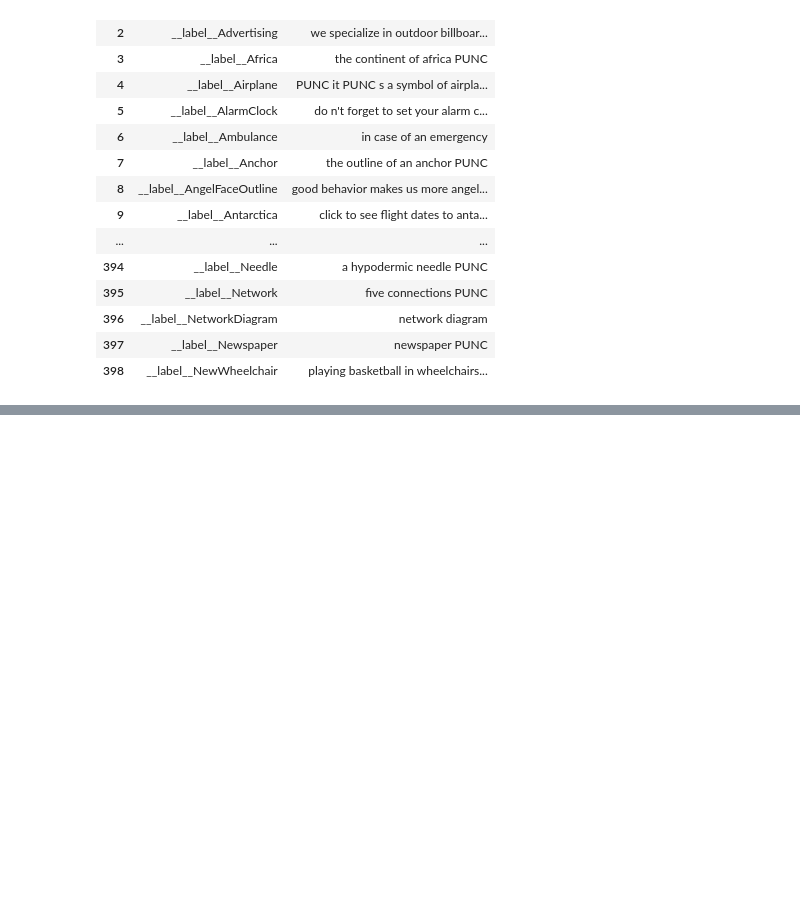
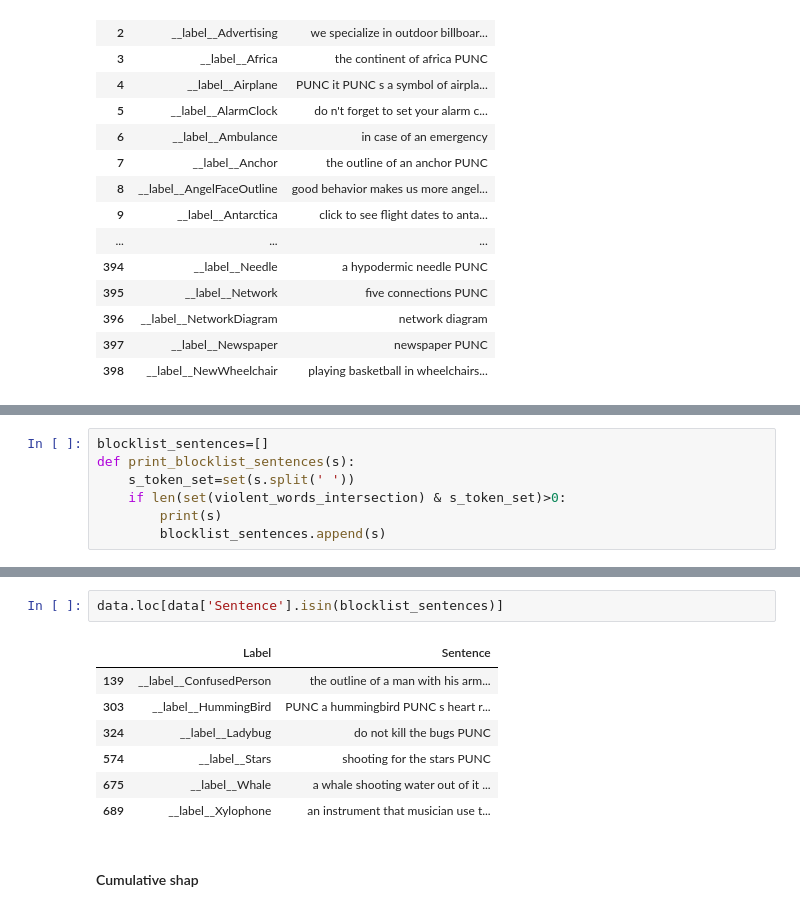
Before and after one commit to vivekchettiar/shap, a Jupyter notebook: notebooks/multiclass_explainer/Text to Icon Multiclass Demo.ipynb, the cells around one changed output, grey strips where cells are left out. Drawn from its saved outputs; the diff is of its cells as text; blank space fills up the shorter version.

```diff
--- a/notebooks/multiclass_explainer/Text to Icon Multiclass Demo.ipynb
+++ b/notebooks/multiclass_explainer/Text to Icon Multiclass Demo.ipynb
@@ -176,0 +278,7 @@ data
+# %%
+blocklist_sentences=[]
+def print_blocklist_sentences(s):
+    s_token_set=set(s.split(' '))
+    if len(set(violent_words_intersection) & s_token_set)>0:
+        print(s)
+        blocklist_sentences.append(s)
@@ -176,0 +294,12 @@ data
+# %%
+data.loc[data['Sentence'].isin(blocklist_sentences)]
+# %% [output]
+|  | Label | Sentence |
+| 139 | __label__ConfusedPerson | the outline of a man with his arm... |
+| 303 | __label__HummingBird | PUNC a hummingbird PUNC s heart r... |
+| 324 | __label__Ladybug | do not kill the bugs PUNC |
+| 574 | __label__Stars | shooting for the stars PUNC |
+| 675 | __label__Whale | a whale shooting water out of it ... |
+| 689 | __label__Xylophone | an instrument that musician use t... |
+# %% [markdown]
+#### Cumulative shap
```
Also changed, not shown: parts of 21 cells of this notebook.
